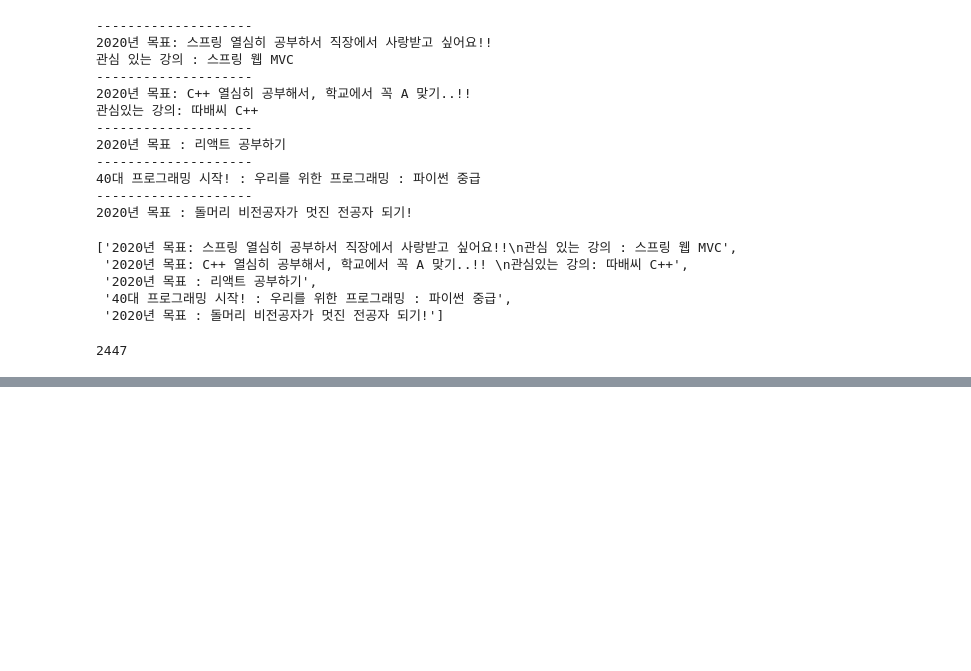
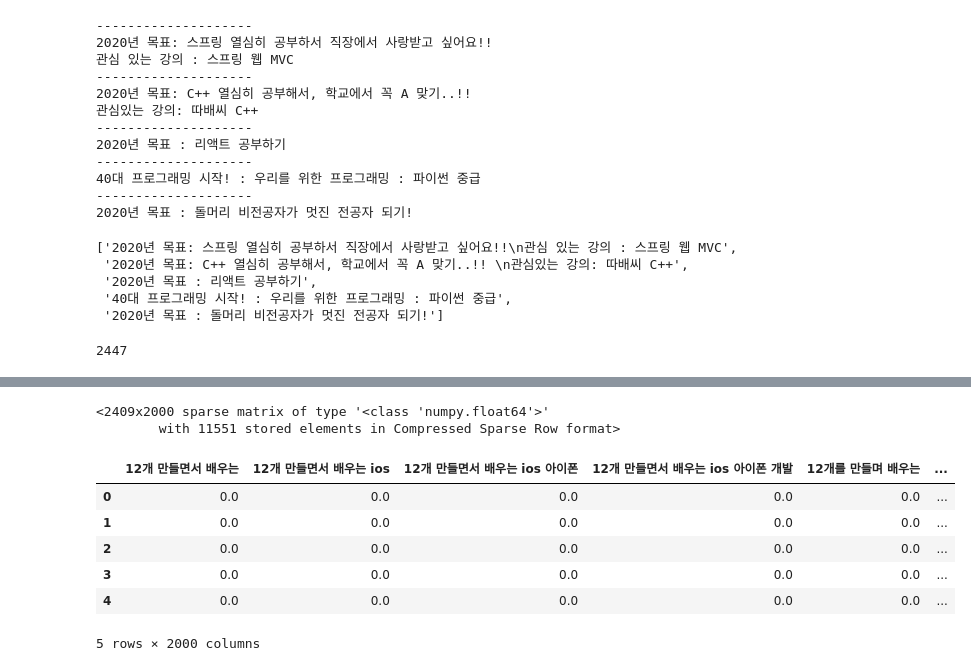
Before and after one commit to seoran/github-slideshow, a Jupyter notebook: 오늘코드_인프런_댓글_분석하기.ipynb, the cells around one changed output, grey strips where cells are left out. Cells and saved outputs as stored; diff of their text form; code cells hidden in the pictures; blank space fills up the shorter version.

```diff
--- a/오늘코드_인프런_댓글_분석하기.ipynb
+++ b/오늘코드_인프런_댓글_분석하기.ipynb
@@ -115,0 +417,4 @@ pd.DataFrame({"text":events})
+# %%
+from sklearn.feature_extraction.text import TfidfTransformer
+transformer = TfidfTransformer(smooth_idf=False)
+transformer
@@ -115,0 +423,4 @@ pd.DataFrame({"text":events})
+# %%
+%%time
+feature_tfidf=transformer.fit_transform(feature_vector)
+feature_tfidf.shape
@@ -115,0 +430,17 @@ pd.DataFrame({"text":events})
+# %%
+feature_tfidf
+# %% [output]
+<2409x2000 sparse matrix of type '<class 'numpy.float64'>'
+        with 11551 stored elements in Compressed Sparse Row format>
+# %%
+#각 row에서 전체 단어가방에 있는 어휘에서 등장하는 단어에 대한 one-hot-vector 에 TF-IDF 가중ㄷ치 반영
+tfidf_freq=pd.DataFrame(feature_tfidf.toarray(),columns=vocab)
+tfidf_freq.head()
+# %% [output]
+|  | 12개 만들면서 배우는 | 12개 만들면서 배우는 ios | 12개 만들면서 배우는 ios 아이폰 | 12개 만들면서 배우는 ios 아이폰 개발 | 12개를 만들며 배우는 | ... |
+| 0 | 0.0 | 0.0 | 0.0 | 0.0 | 0.0 | ... |
+| 1 | 0.0 | 0.0 | 0.0 | 0.0 | 0.0 | ... |
+| 2 | 0.0 | 0.0 | 0.0 | 0.0 | 0.0 | ... |
+| 3 | 0.0 | 0.0 | 0.0 | 0.0 | 0.0 | ... |
+| 4 | 0.0 | 0.0 | 0.0 | 0.0 | 0.0 | ... |
+5 rows × 2000 columns
```
Also changed, not shown: parts of 58 cells of this notebook.
